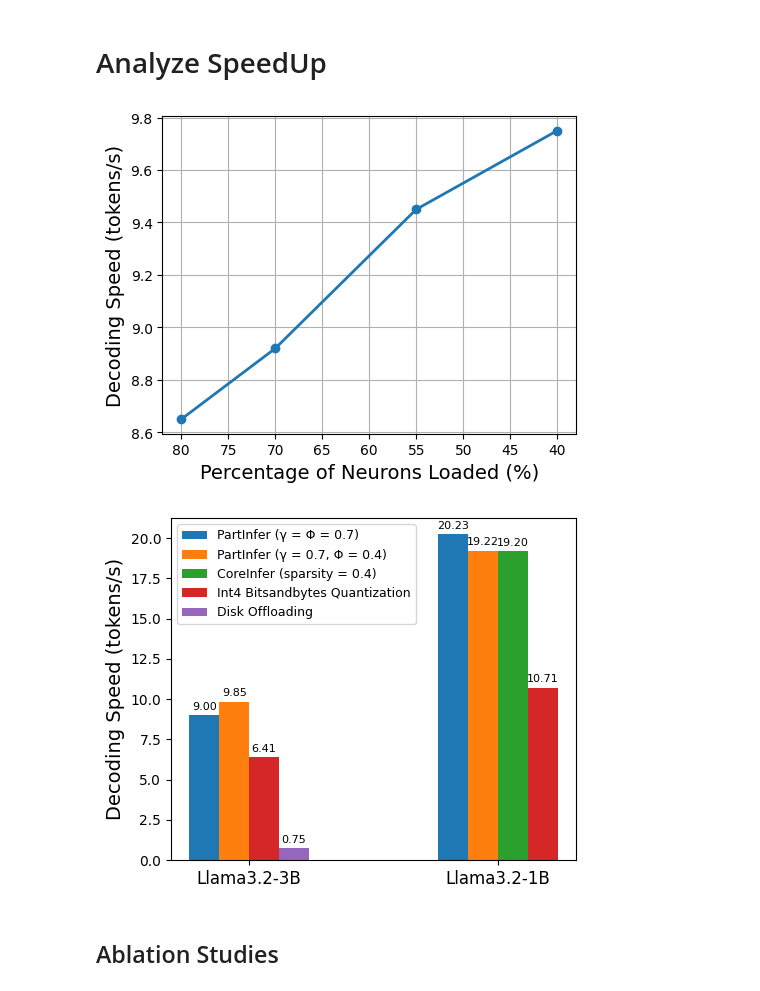
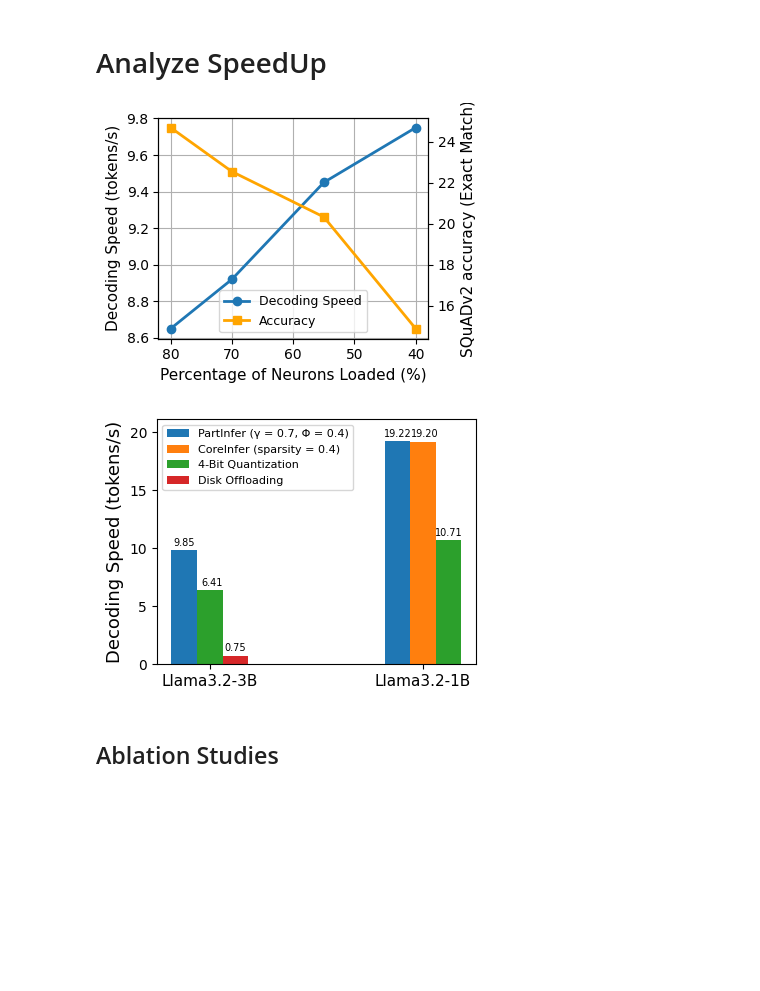
Before and after one commit to Huzifa1/PartInfer, a Jupyter notebook: results/analyze.ipynb, the cells around one changed output. Cells and saved outputs as stored; diff of their text form; code cells hidden in the pictures; blank space fills up the shorter version.

```diff
--- a/results/analyze.ipynb
+++ b/results/analyze.ipynb
@@ -173,0 +180,3 @@ for graph in graphs:
+# %%
+for model in ["llama3-1b", "llama3-3b", "qwen2.5-3b"]:
+    draw_graphs(model)
@@ -174,32 +196,43 @@ for graph in graphs:
 # %% [markdown]
 # Analyze SpeedUp
 # %%
+import matplotlib.pyplot as plt
 from matplotlib.patches import Patch
-import matplotlib.pyplot as plt
 import numpy as np
 
-# ---------------- Graph 1: Partial Loading ----------------
+# ---------------- Graph Data ----------------
 loading_perc = [80, 70, 55, 40]
-throughput_loading = [8.65, 8.92, 9.45, 9.75]
+throughput_loading = [8.65, 8.92, 9.45, 9.75]   # speed
+accuracy_loading = [24.70, 22.55, 20.33, 14.87] # example accuracy values
 
-plt.figure(figsize=(5,4))
-plt.plot(loading_perc, throughput_loading, marker='o', linewidth=2)
-plt.xlabel("Percentage of Neurons Loaded (%)", fontsize=14)
-plt.ylabel("Decoding Speed (tokens/s)", fontsize=14)
-# plt.title("Effect of Partial Loading on Decoding Speed")
-plt.grid(True)
-plt.gca().invert_xaxis()  # more intuitive: less loading → more speed
+fig, ax1 = plt.subplots(figsize=(4,3))
+
+# First line (speed)
+ax1.plot(loading_perc, throughput_loading, marker='o', linewidth=2, label="Decoding Speed")
+ax1.set_xlabel("Percentage of Neurons Loaded (%)", fontsize=11)
+ax1.set_ylabel("Decoding Speed (tokens/s)", fontsize=11)
+ax1.invert_xaxis()
+ax1.grid(True)
+
+# Second Y-axis (accuracy)
+ax2 = ax1.twinx()
+ax2.plot(loading_perc, accuracy_loading, marker='s', linewidth=2, color='orange', label="Accuracy")
+ax2.set_ylabel("SQuADv2 accuracy (Exact Match)", fontsize=11)
+
+# Optional: combined legend
+lines1, labels1 = ax1.get_legend_handles_labels()
+lines2, labels2 = ax2.get_legend_handles_labels()
+plt.legend(lines1 + lines2, labels1 + labels2, loc="lower center", fontsize=9)
+
 plt.tight_layout()
-# plt.savefig("partial_loading.png", dpi=300)
 plt.show()
 
 # ---------------- Graph 2: Partial Computation ----------------
-methods = ["PartInfer (γ = Φ = 0.7)", "PartInfer (γ = 0.7, Φ = 0.4)",
-           "CoreInfer (sparsity = 0.4)", "Int4 Bitsandbytes Quantization", "Disk Offloading"]
+methods = ["PartInfer (γ = 0.7, Φ = 0.4)", "CoreInfer (sparsity = 0.4)", "4-Bit Quantization", "Disk Offloading"]
 
 throughput_values = {
-    "Llama3.2-3B": [9.0, 9.85, None, 6.41, 0.75],
-    "Llama3.2-1B": [20.23, 19.22, 19.20, 10.71, None]
+    "Llama3.2-3B": [9.85, None, 6.41, 0.75],
+    "Llama3.2-1B": [19.22, 19.20, 10.71, None]
 }
 
 models = list(throughput_values.keys())
@@ -220,45 +253,53 @@ colors = [
 
 patches = []
 
-plt.figure(figsize=(5, 4))
+plt.figure(figsize=(4, 3))
 
 for j, model in enumerate(models):
 
     # Values for this model
     vals = throughput_values[model]
 
     # Valid bars (methods that have values)
     valid_methods = [(i, vals[i]) for i in range(n_methods) if vals[i] is not None]
     k = len(valid_methods)  # number of bars that actually exist
 
     # Compute centered offsets only for valid bars
     for idx, (method_index, val) in enumerate(valid_methods):
         color = colors[method_index]
 
         # Center the bars according to how many exist (k)
         offset = x[j] + (idx - (k - 1)/2) * bar_width
 
         # Draw bar
         plt.bar(offset, val, bar_width, color=color)
 
         # Add label
+        if idx == 1:
+            offset += 0.01
         plt.text(offset, val + 0.2, f"{val:.2f}",
-                 ha='center', va='bottom', fontsize=8)
+                 ha='center', va='bottom', fontsize=7)
 
 # Create legend from colors/methods
 patches = [Patch(facecolor=colors[i], label=methods[i]) for i in range(n_methods)]
 
-plt.xticks(x, models, fontsize=12)
-plt.ylabel("Decoding Speed (tokens/s)", fontsize=14)
+plt.xticks(x, models, fontsize=11)
+plt.ylabel("Decoding Speed (tokens/s)", fontsize=13)
+
+# Increase y-limit slightly based on plotted values (ignore None)
+all_vals = [v for vals_list in throughput_values.values() for v in vals_list if v is not None]
+if all_vals:
+    y_max = max(all_vals)
+    plt.ylim(0, y_max * 1.1)  # increase top by 15%
 
 # Legend top-left, single column
-plt.legend(handles=patches, fontsize=9, loc="upper left", ncol=1)
+plt.legend(handles=patches, fontsize=8, loc="upper left", ncol=1)
 
 plt.tight_layout()
 plt.show()
 # %% [output]
-[figure, old version]
+[figure, new version]
-[figure, old version]
+[figure, new version]
 # %% [markdown]
 ## Ablation Studies
 # %%
```
Also changed, not shown: parts of 5 cells of this notebook, 16 other files.
